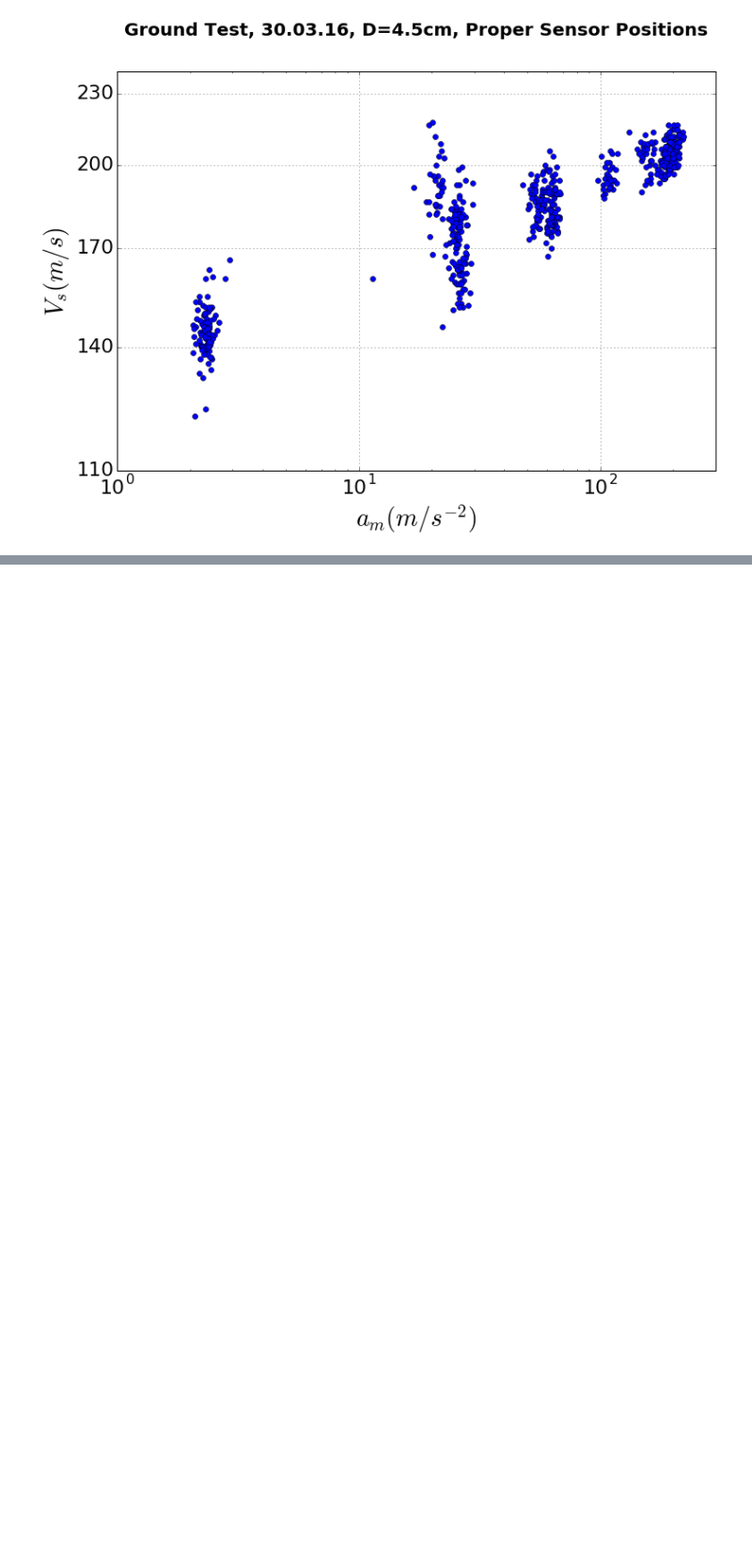
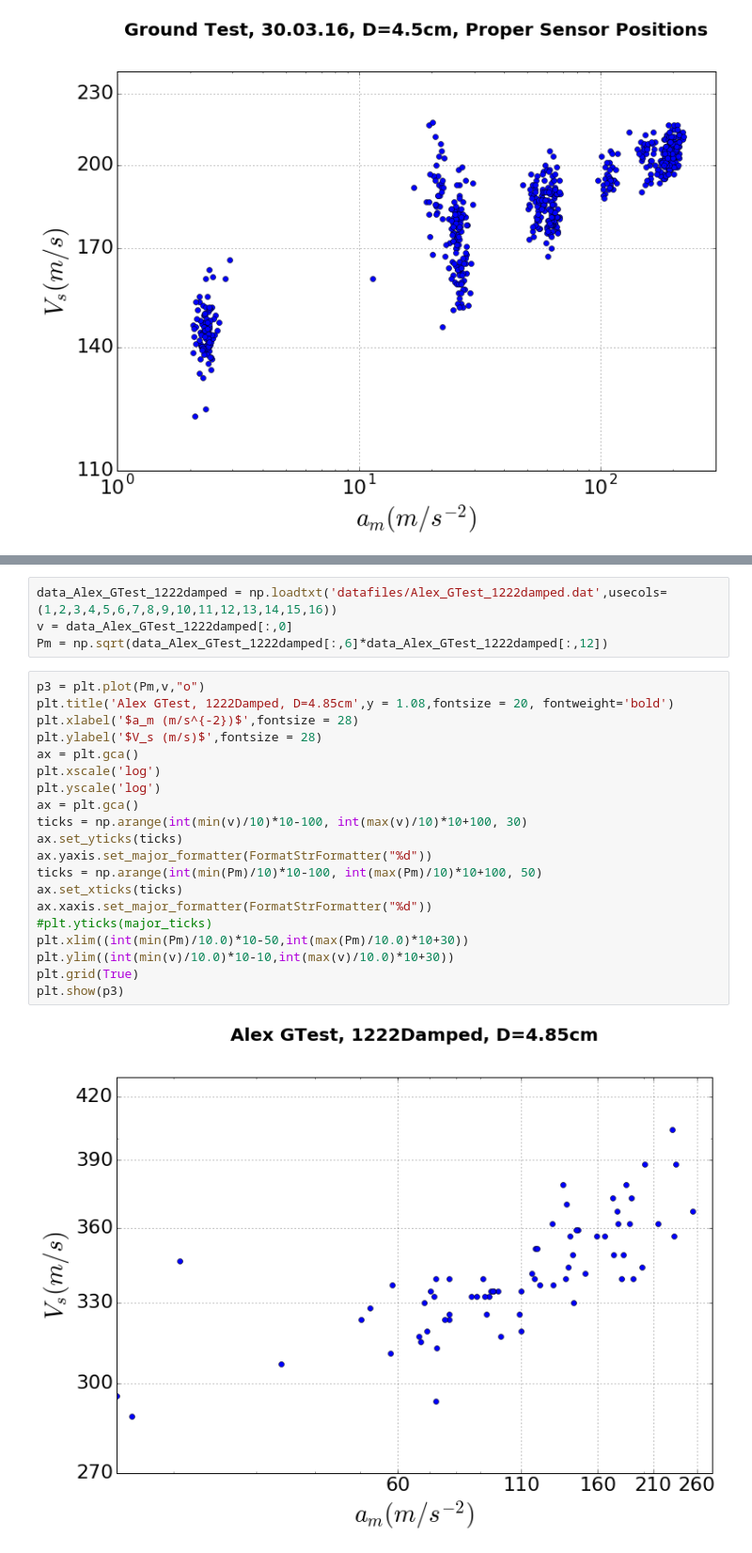
Before and after one commit to HanzoYu/GranularSound, a Jupyter notebook: GSound.ipynb, the cells around one changed output, grey strips where cells are left out. Shown: that part at 94% size. Saved outputs shown, nothing was run; the diff lists cells and outputs as text; blank space fills up the shorter version.

Commit message:
add more Alex's GTest

```diff
--- a/GSound.ipynb
+++ b/GSound.ipynb
@@ -55,0 +134,26 @@ In this ground experiment, the sensors are placed **2mm** and **6.5mm** away fro
+# %%
+data_Alex_GTest_1222damped = np.loadtxt('datafiles/Alex_GTest_1222damped.dat',usecols=(1,2,3,4,5,6,7,8,9,10,11,12,13,14,15,16))
+v = data_Alex_GTest_1222damped[:,0]
+Pm = np.sqrt(data_Alex_GTest_1222damped[:,6]*data_Alex_GTest_1222damped[:,12])
+# %%
+p3 = plt.plot(Pm,v,"o")
+plt.title('Alex GTest, 1222Damped, D=4.85cm',y = 1.08,fontsize = 20, fontweight='bold')
+plt.xlabel('$a_m (m/s^{-2})$',fontsize = 28)
+plt.ylabel('$V_s (m/s)$',fontsize = 28)
+ax = plt.gca()
+plt.xscale('log')
+plt.yscale('log')
+ax = plt.gca()
+ticks = np.arange(int(min(v)/10)*10-100, int(max(v)/10)*10+100, 30)
+ax.set_yticks(ticks)
+ax.yaxis.set_major_formatter(FormatStrFormatter("%d"))
+ticks = np.arange(int(min(Pm)/10)*10-100, int(max(Pm)/10)*10+100, 50)
+ax.set_xticks(ticks)
+ax.xaxis.set_major_formatter(FormatStrFormatter("%d"))
+#plt.yticks(major_ticks)
+plt.xlim((int(min(Pm)/10.0)*10-50,int(max(Pm)/10.0)*10+30))
+plt.ylim((int(min(v)/10.0)*10-10,int(max(v)/10.0)*10+30))
+plt.grid(True)
+plt.show(p3)
+# %% [output]
+[figure, added]
```
Also changed, not shown: parts of 12 cells of this notebook.
